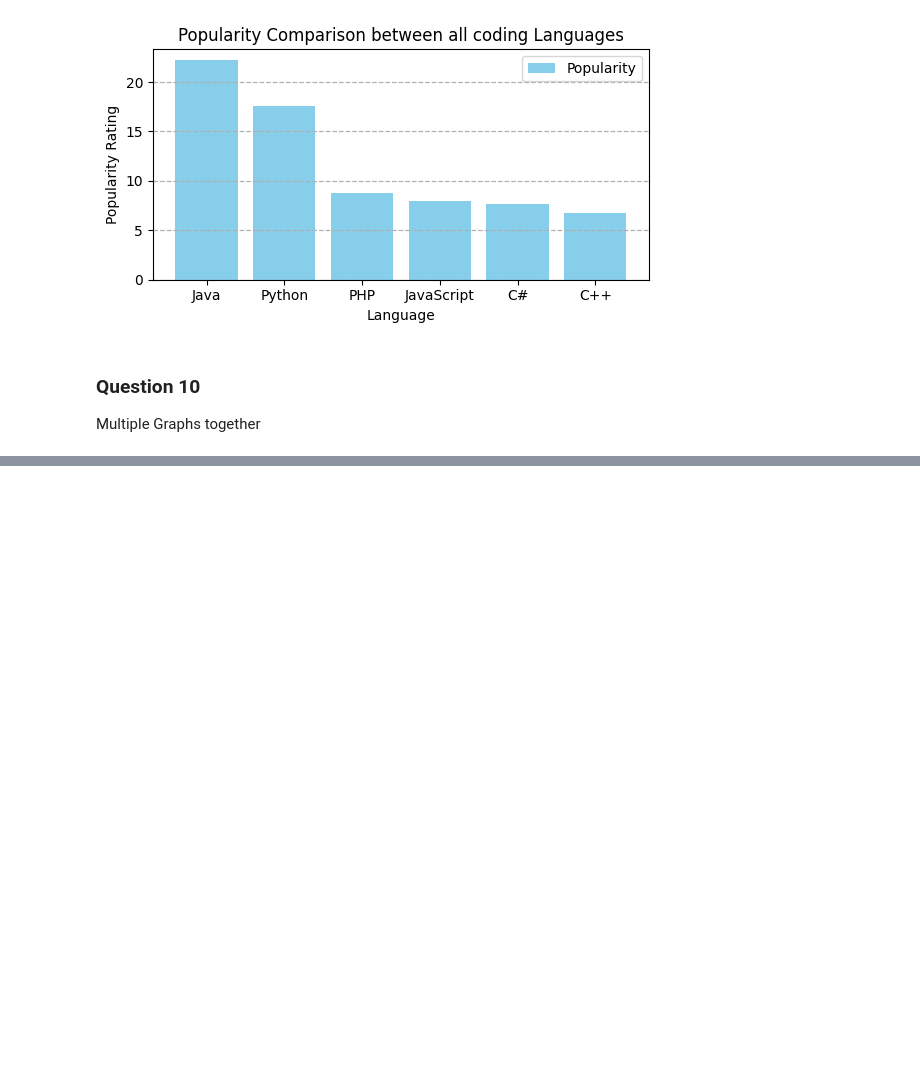
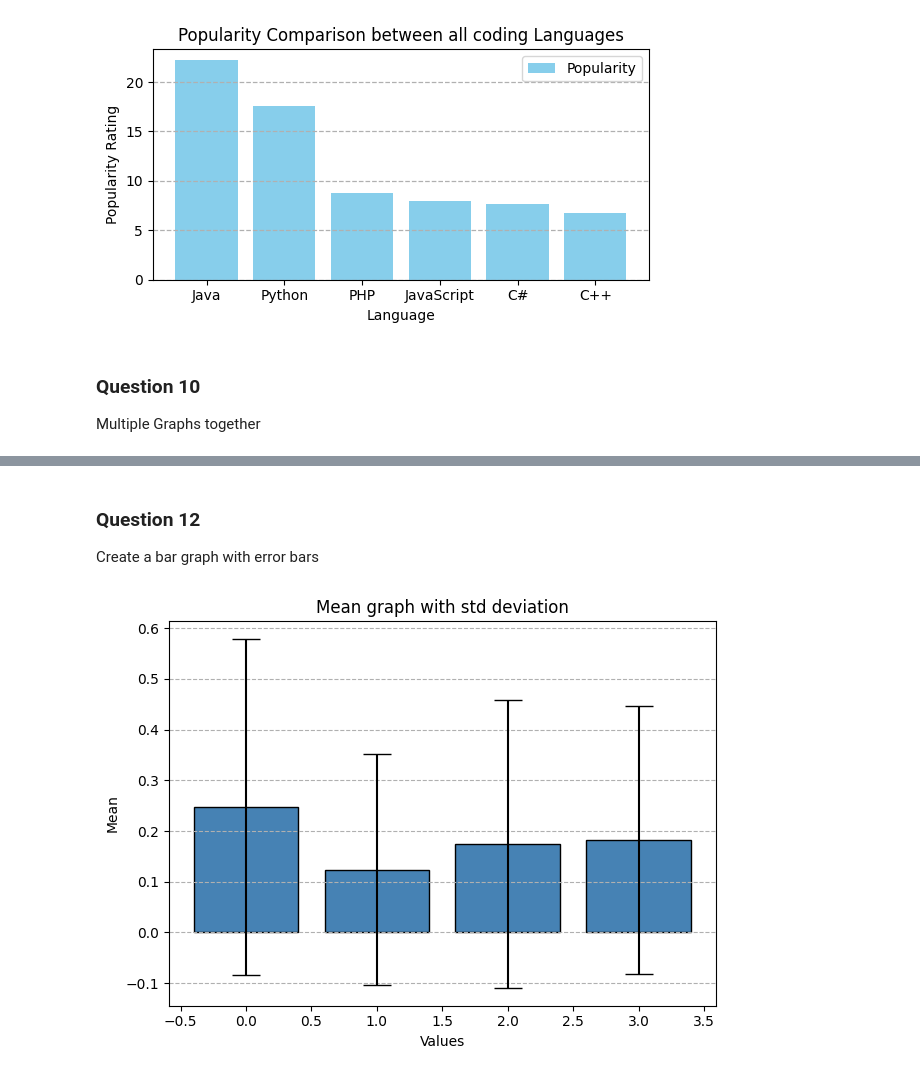
Before and after one commit to Himanshu0273/Logical-Problems, a Jupyter notebook: MatPlotLib/barchart_questions.ipynb, the cells around one changed output, grey strips where cells are left out. Drawn from its saved outputs; the diff is of its cells as text; code cells hidden in the pictures; blank space fills up the shorter version.

```diff
--- a/MatPlotLib/barchart_questions.ipynb
+++ b/MatPlotLib/barchart_questions.ipynb
@@ -185,0 +226,18 @@ Multiple Graphs together
+# %% [markdown]
+### Question 12
+Create a bar graph with error bars
+# %%
+mean = [0.2474, 0.1235, 0.1737, 0.1824]
+std= [0.3314, 0.2278, 0.2836, 0.2645]
+
+x=np.arange(len(mean))
+
+plt.bar(x, mean, yerr=std, color='steelblue', ec="black", capsize=10)
+plt.xlabel("Values")
+plt.ylabel("Mean")
+plt.title("Mean graph with std deviation")
+plt.grid(axis='y', ls='--')
+plt.tight_layout()
+plt.show()
+# %% [output]
+[figure, added]
```
Also changed, not shown: parts of 5 cells of this notebook, 3 other files.
